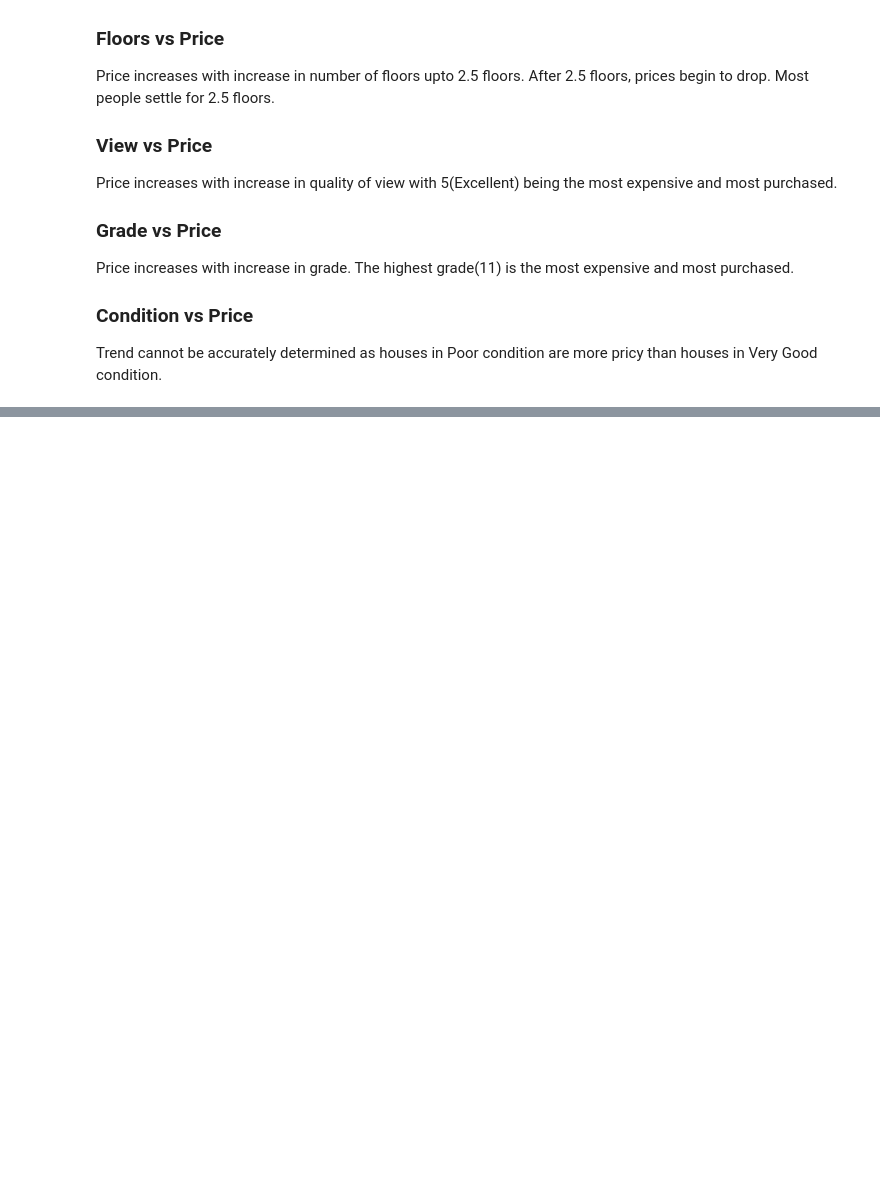
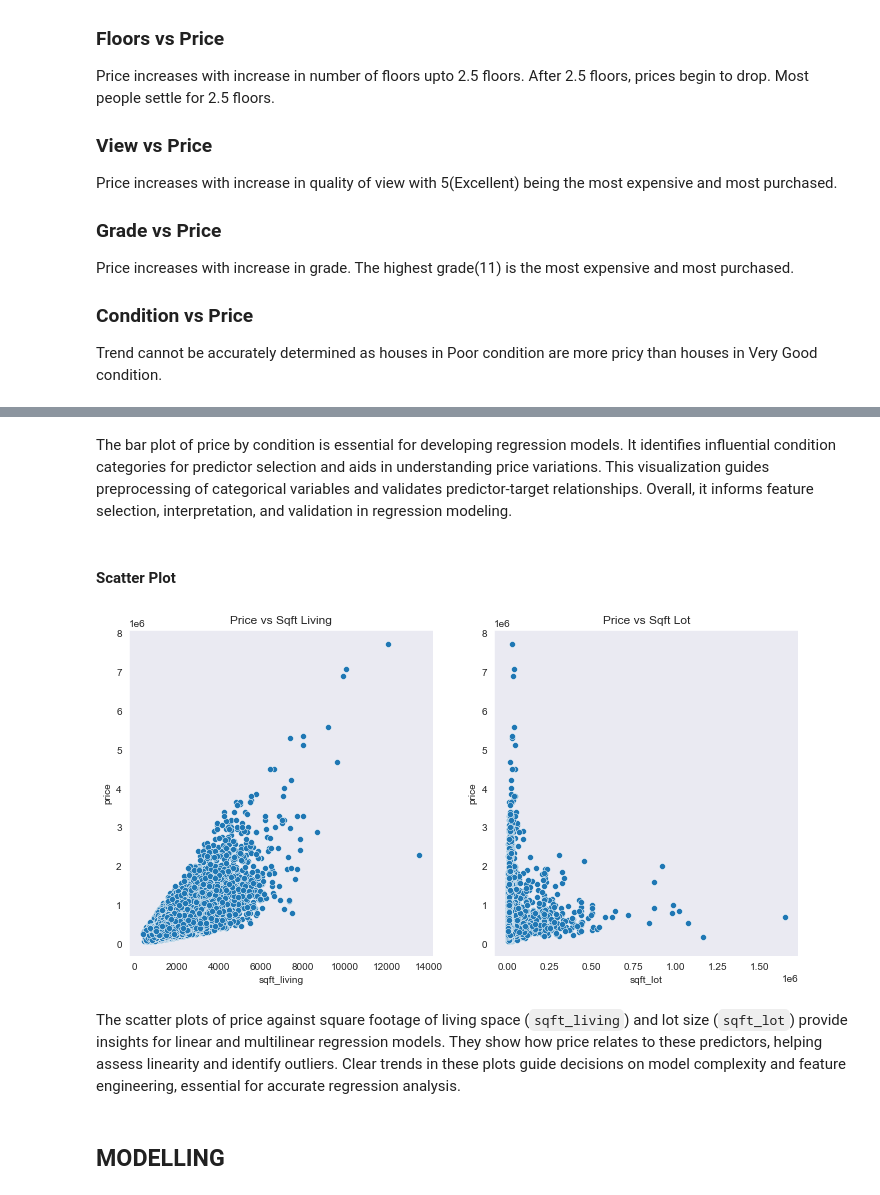
Before and after one commit to paulngatia/Dsc-Phase-2-Project-v2-3, a Jupyter notebook: student.ipynb, the cells around one changed output, grey strips where cells are left out. Cells and saved outputs as stored; diff of their text form; code cells hidden in the pictures; blank space fills up the shorter version.

```diff
--- a/student.ipynb
+++ b/student.ipynb
@@ -549,0 +574,19 @@ Trend cannot be accurately determined as houses in Poor condition are more pricy
+# %% [markdown]
+The bar plot of price by condition is essential for developing regression models. It identifies influential condition categories for predictor selection and aids in understanding price variations. This visualization guides preprocessing of categorical variables and validates predictor-target relationships. Overall, it informs feature selection, interpretation, and validation in regression modeling.
+# %% [markdown]
+#### Scatter Plot
+# %%
+plt.figure(figsize=(12, 6))
+plt.subplot(1, 2, 1)
+sns.scatterplot(x='sqft_living', y='price', data=df)
+plt.title('Price vs Sqft Living')
+plt.subplot(1, 2, 2)
+sns.scatterplot(x='sqft_lot', y='price', data=df)
+plt.title('Price vs Sqft Lot')
+plt.show()
+# %% [output]
+[figure, added]
+# %% [markdown]
+The scatter plots of price against square footage of living space (`sqft_living`) and lot size (`sqft_lot`) provide insights for linear and multilinear regression models. They show how price relates to these predictors, helping assess linearity and identify outliers. Clear trends in these plots guide decisions on model complexity and feature engineering, essential for accurate regression analysis.
+# %% [markdown]
+## MODELLING
```
Also changed, not shown: parts of 12 cells of this notebook.
